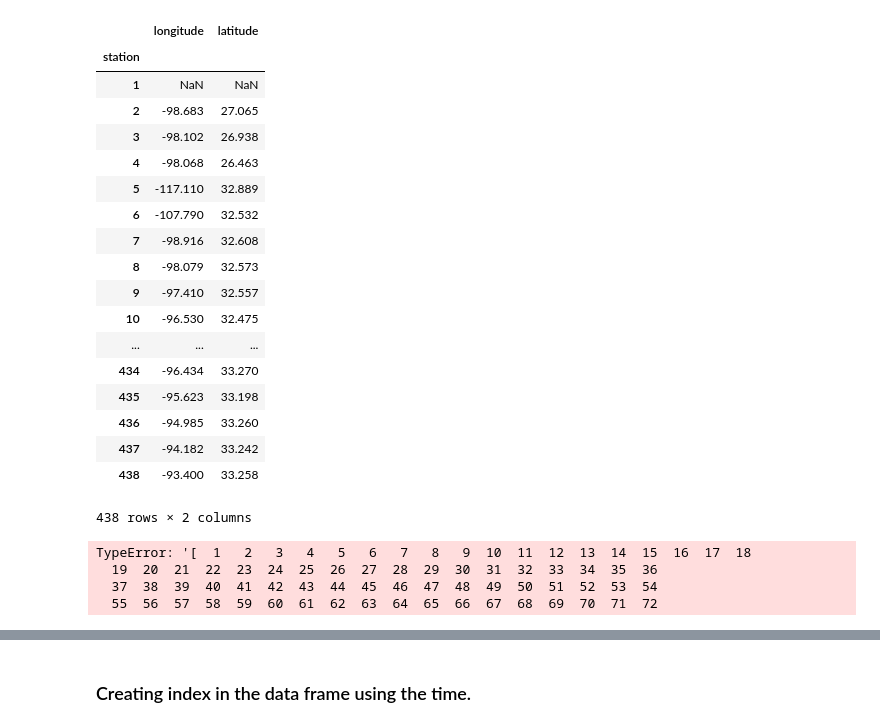
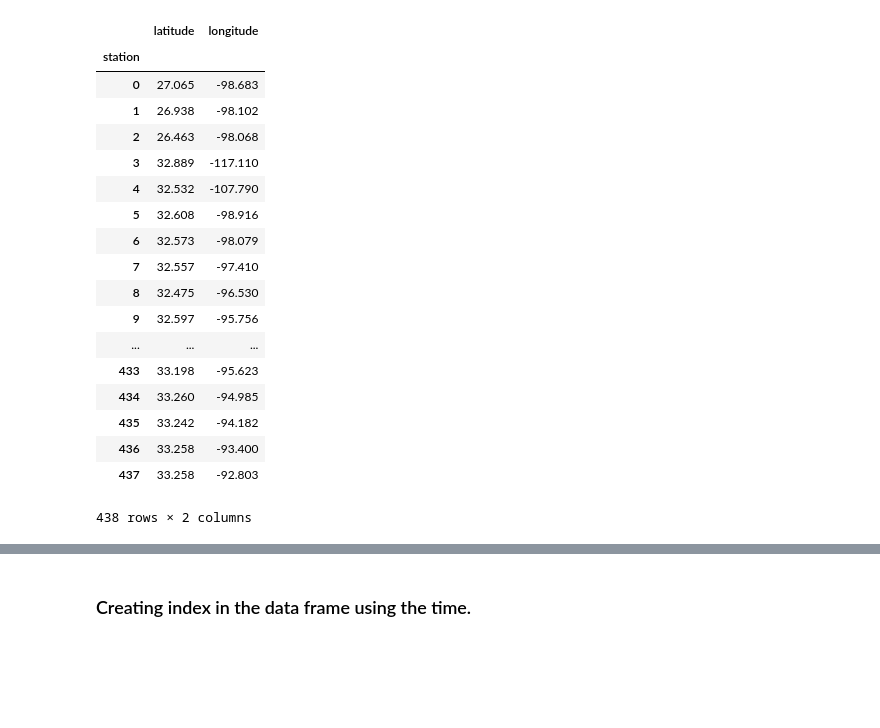
Before and after one commit to pratikshrivastava/DV_PROJECT_FALL2017, a Jupyter notebook: ProjectPart1-Transportable Array Interactive.ipynb, the cells around one changed output, grey strips where cells are left out. Saved outputs shown, nothing was run; the diff lists cells and outputs as text; code cells hidden in the pictures; blank space fills up the shorter version.

```diff
--- a/ProjectPart1-Transportable Array Interactive.ipynb
+++ b/ProjectPart1-Transportable Array Interactive.ipynb
@@ -28,7 +27,8 @@ v = pd.date_range("2:46PM", "6:46PM", freq="1s")
 v -= v[0]
 
 ## number of station
-station = pd.Series(range(1,439))
+station = pd.Series(range(0,438))
+station = station.astype(int)
 # %%
 locations = pd.read_csv("data/location.txt",
                         delimiter="\t", names =["longitude", "latitude", "a", "b"])
@@ -57,43 +41,24 @@ dtype: int32
 locations['station'] =station
 locations.set_index('station',inplace=True)
 # %%
-locations.loc[station]
+locations
 # %% [output]
-|  | longitude | latitude |
+|  | latitude | longitude |
 | station |  |  |
-| 1 | NaN | NaN |
-| 2 | -98.683 | 27.065 |
-| 3 | -98.102 | 26.938 |
-| 4 | -98.068 | 26.463 |
-| 5 | -117.110 | 32.889 |
-| 6 | -107.790 | 32.532 |
-| 7 | -98.916 | 32.608 |
-| 8 | -98.079 | 32.573 |
-| 9 | -97.410 | 32.557 |
-| 10 | -96.530 | 32.475 |
+| 0 | 27.065 | -98.683 |
+| 1 | 26.938 | -98.102 |
+| 2 | 26.463 | -98.068 |
+| 3 | 32.889 | -117.110 |
+| 4 | 32.532 | -107.790 |
+| 5 | 32.608 | -98.916 |
+| 6 | 32.573 | -98.079 |
+| 7 | 32.557 | -97.410 |
+| 8 | 32.475 | -96.530 |
+| 9 | 32.597 | -95.756 |
 | ... | ... | ... |
-| 434 | -96.434 | 33.270 |
-| 435 | -95.623 | 33.198 |
-| 436 | -94.985 | 33.260 |
-| 437 | -94.182 | 33.242 |
-| 438 | -93.400 | 33.258 |
+| 433 | 33.198 | -95.623 |
+| 434 | 33.260 | -94.985 |
+| 435 | 33.242 | -94.182 |
+| 436 | 33.258 | -93.400 |
+| 437 | 33.258 | -92.803 |
 438 rows × 2 columns
-# %%
-from haversine import haversine
-
-tohuku_loc=[38.3,142.4]
-tohuku_loc
-cols = locations.columns.tolist()
-cols = cols[-1:] + cols[:-1]
-locations = locations[cols]
-locations.loc[1]
-locations.loc[1]    #locations = df[locations]
-
-
-dist_data= haversine(locations.loc[1:station], tohuku_loc,miles=True)
-dist_data
-# %% [output]
-TypeError: '[  1   2   3   4   5   6   7   8   9  10  11  12  13  14  15  16  17  18
-  19  20  21  22  23  24  25  26  27  28  29  30  31  32  33  34  35  36
-  37  38  39  40  41  42  43  44  45  46  47  48  49  50  51  52  53  54
-  55  56  57  58  59  60  61  62  63  64  65  66  67  68  69  70  71  72
```
Also changed, not shown: parts of 13 cells of this notebook.
